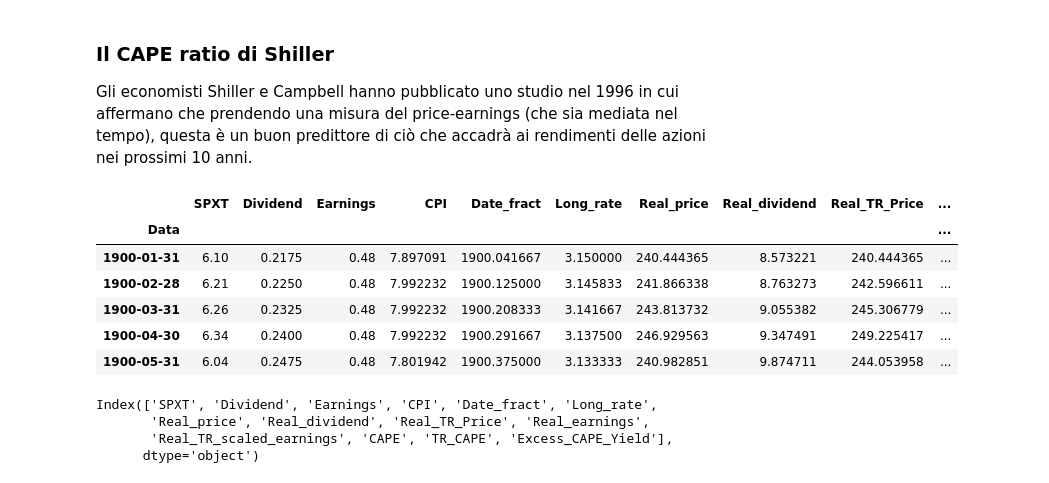
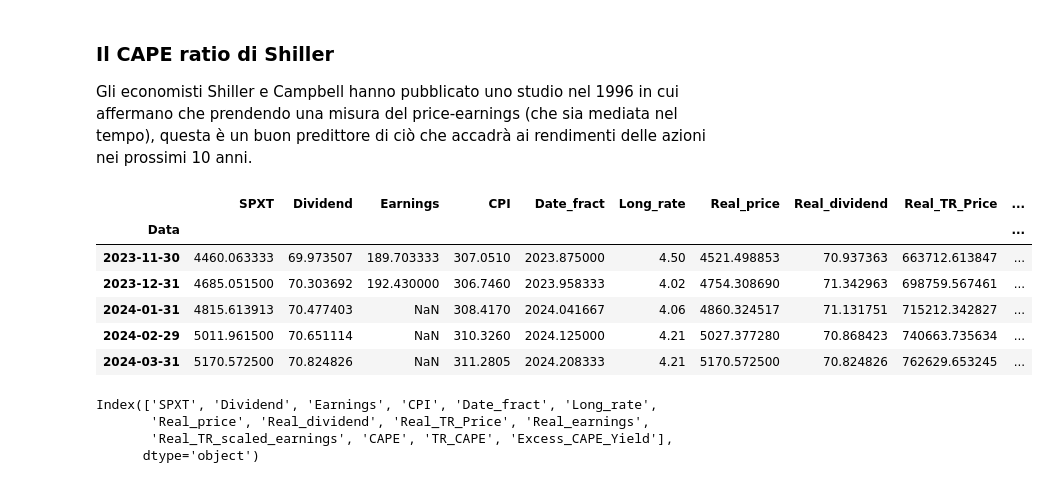
Before and after one commit to Pynci/business-intelligence, a Jupyter notebook: lezioni/Lezione_5_20240502/Rendimenti_5.ipynb, the cells around one changed output. Saved outputs shown, nothing was run; the diff lists cells and outputs as text; code cells hidden in the pictures.

```diff
--- a/lezioni/Lezione_5_20240502/Rendimenti_5.ipynb
+++ b/lezioni/Lezione_5_20240502/Rendimenti_5.ipynb
@@ -48,15 +50,15 @@ import matplotlib.pyplot as plt
 # %%
 shiller = pd.read_excel('Shiller_CAPE.xlsx', index_col = 0, parse_dates = True)
 # %%
-shiller.head()
+shiller.tail()
 # %% [output]
 |  | SPXT | Dividend | Earnings | CPI | Date_fract | Long_rate | Real_price | Real_dividend | Real_TR_Price | ... |
 | Data |  |  |  |  |  |  |  |  |  | ... |
-| 1900-01-31 | 6.10 | 0.2175 | 0.48 | 7.897091 | 1900.041667 | 3.150000 | 240.444365 | 8.573221 | 240.444365 | ... |
-| 1900-02-28 | 6.21 | 0.2250 | 0.48 | 7.992232 | 1900.125000 | 3.145833 | 241.866338 | 8.763273 | 242.596611 | ... |
-| 1900-03-31 | 6.26 | 0.2325 | 0.48 | 7.992232 | 1900.208333 | 3.141667 | 243.813732 | 9.055382 | 245.306779 | ... |
-| 1900-04-30 | 6.34 | 0.2400 | 0.48 | 7.992232 | 1900.291667 | 3.137500 | 246.929563 | 9.347491 | 249.225417 | ... |
-| 1900-05-31 | 6.04 | 0.2475 | 0.48 | 7.801942 | 1900.375000 | 3.133333 | 240.982851 | 9.874711 | 244.053958 | ... |
+| 2023-11-30 | 4460.063333 | 69.973507 | 189.703333 | 307.0510 | 2023.875000 | 4.50 | 4521.498853 | 70.937363 | 663712.613847 | ... |
+| 2023-12-31 | 4685.051500 | 70.303692 | 192.430000 | 306.7460 | 2023.958333 | 4.02 | 4754.308690 | 71.342963 | 698759.567461 | ... |
+| 2024-01-31 | 4815.613913 | 70.477403 | NaN | 308.4170 | 2024.041667 | 4.06 | 4860.324517 | 71.131751 | 715212.342827 | ... |
+| 2024-02-29 | 5011.961500 | 70.651114 | NaN | 310.3260 | 2024.125000 | 4.21 | 5027.377280 | 70.868423 | 740663.735634 | ... |
+| 2024-03-31 | 5170.572500 | 70.824826 | NaN | 311.2805 | 2024.208333 | 4.21 | 5170.572500 | 70.824826 | 762629.653245 | ... |
 # %%
 shiller.columns
 # %% [output]
```
Also changed, not shown: parts of 2 cells of this notebook.
